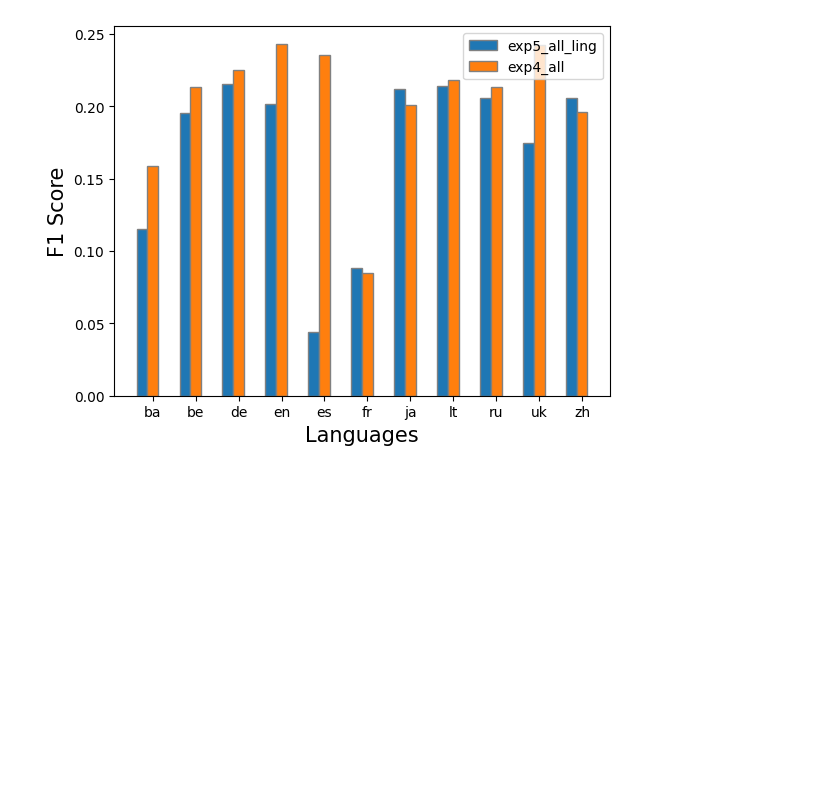
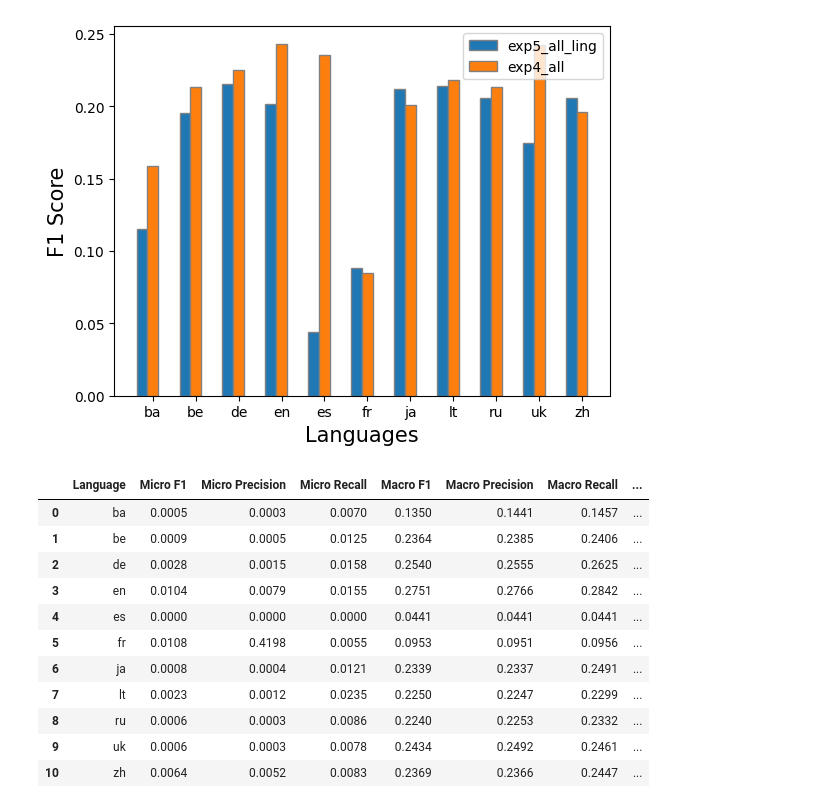
Before and after one commit to dice-group/MST5, a Jupyter notebook: notebooks/eval_results.ipynb, the cells around one changed output. Cells and saved outputs as stored; diff of their text form; code cells hidden in the pictures; blank space fills up the shorter version.

Commit message:
update evaluation results

```diff
--- a/notebooks/eval_results.ipynb
+++ b/notebooks/eval_results.ipynb
@@ -830,3 +830,20 @@ plt.legend()
 plt.show()
 # %% [output]
 [figure]
+# %%
+
+exp6_all_ling = pd.read_csv("../pred_files/qald9-plus-all/result.csv")
+exp6_all_ling
+# %% [output]
+|  | Language | Micro F1 | Micro Precision | Micro Recall | Macro F1 | Macro Precision | Macro Recall | ... |
+| 0 | ba | 0.0005 | 0.0003 | 0.0070 | 0.1350 | 0.1441 | 0.1457 | ... |
+| 1 | be | 0.0009 | 0.0005 | 0.0125 | 0.2364 | 0.2385 | 0.2406 | ... |
+| 2 | de | 0.0028 | 0.0015 | 0.0158 | 0.2540 | 0.2555 | 0.2625 | ... |
+| 3 | en | 0.0104 | 0.0079 | 0.0155 | 0.2751 | 0.2766 | 0.2842 | ... |
+| 4 | es | 0.0000 | 0.0000 | 0.0000 | 0.0441 | 0.0441 | 0.0441 | ... |
+| 5 | fr | 0.0108 | 0.4198 | 0.0055 | 0.0953 | 0.0951 | 0.0956 | ... |
+| 6 | ja | 0.0008 | 0.0004 | 0.0121 | 0.2339 | 0.2337 | 0.2491 | ... |
+| 7 | lt | 0.0023 | 0.0012 | 0.0235 | 0.2250 | 0.2247 | 0.2299 | ... |
+| 8 | ru | 0.0006 | 0.0003 | 0.0086 | 0.2240 | 0.2253 | 0.2332 | ... |
+| 9 | uk | 0.0006 | 0.0003 | 0.0078 | 0.2434 | 0.2492 | 0.2461 | ... |
+| 10 | zh | 0.0064 | 0.0052 | 0.0083 | 0.2369 | 0.2366 | 0.2447 | ... |
```
